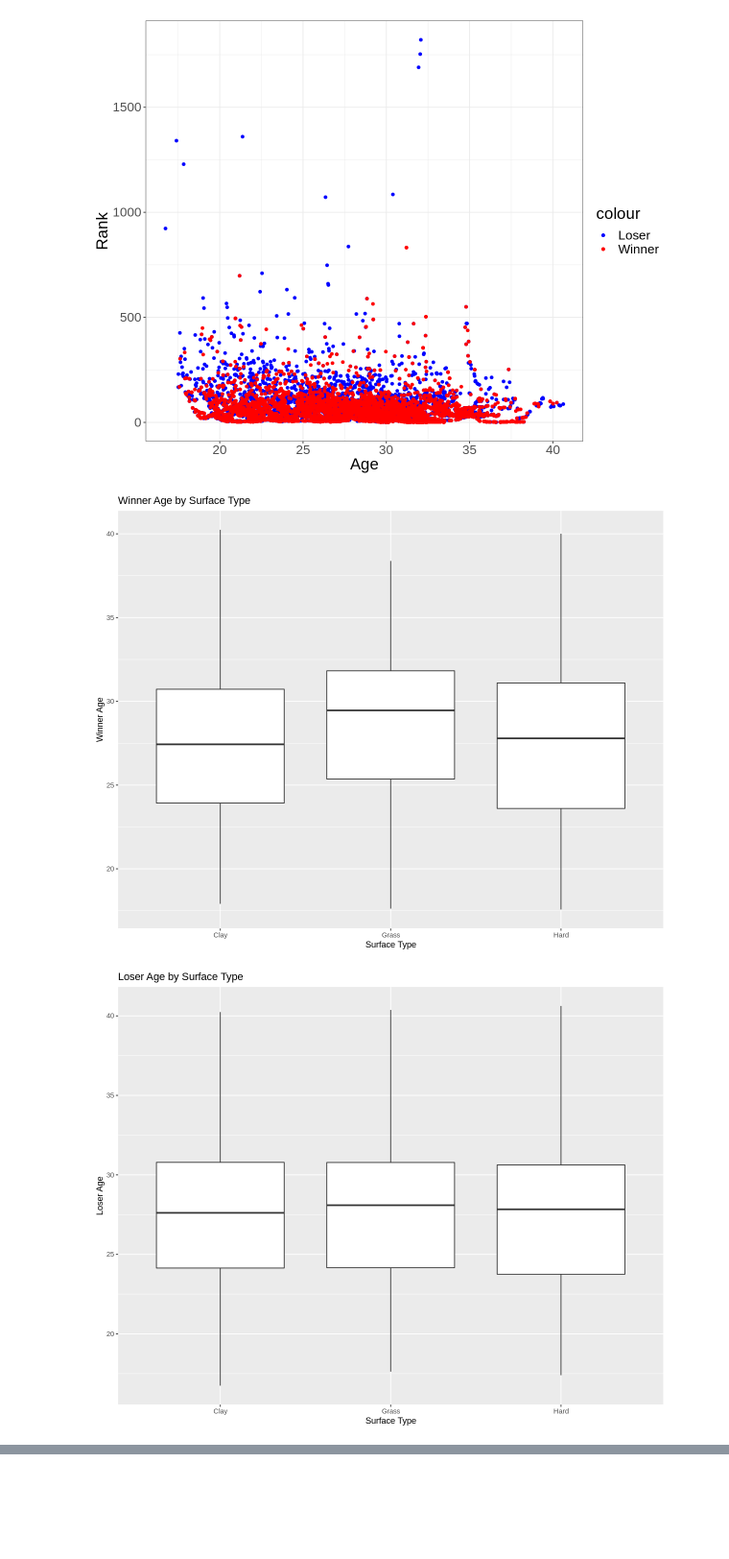
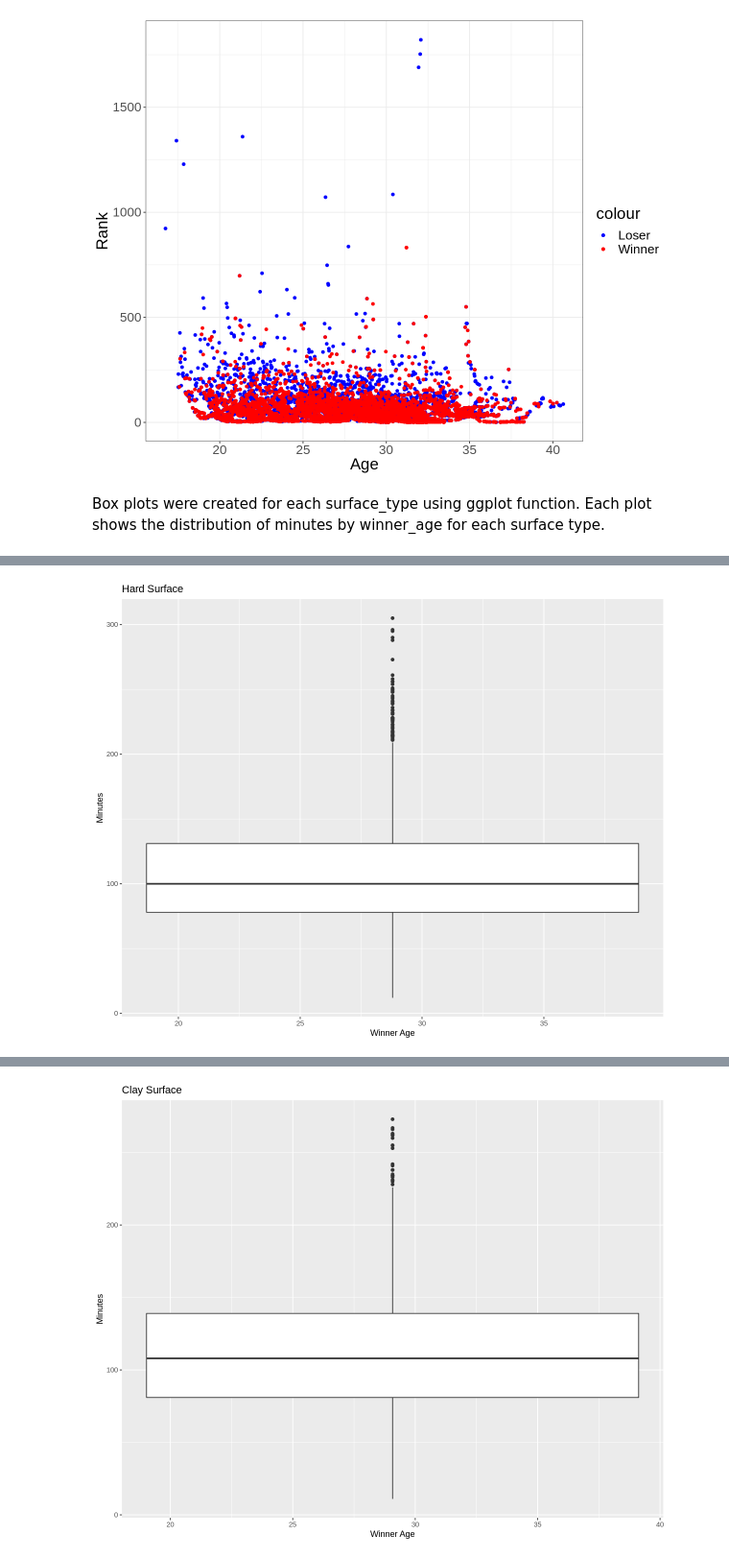
Before and after one commit to hirnas/DSCI100GW, a Jupyter notebook: group project/project code.ipynb, the cells around one changed output, grey strips where cells are left out. Shown: that part at 96% size. Drawn from its saved outputs; the diff is of its cells as text; code cells hidden in the pictures; blank space fills up the shorter version.

```diff
--- a/group project/project code.ipynb
+++ b/group project/project code.ipynb
@@ -103,17 +297,35 @@ ggplot(tennis_train) +
   theme( text = element_text(size = 20))
 # %% [output]
 [figure]
-# %%
-# Create boxplots for winner and loser ages by surface type
-ggplot(tennis_train, aes(x = surface_type, y = winner_age)) +
-  geom_boxplot() +
-  labs(x = "Surface Type", y = "Winner Age") +
-  ggtitle("Winner Age by Surface Type")
-
-ggplot(tennis_train, aes(x = surface_type, y = loser_age)) +
-  geom_boxplot() +
-  labs(x = "Surface Type", y = "Loser Age") +
-  ggtitle("Loser Age by Surface Type")
-# %% [output]
-[figure, removed]
-[figure, removed]
+# %% [markdown]
+Box plots were created for each surface_type using ggplot function. Each plot shows the distribution of minutes by winner_age for each surface type.
+# %%
+set.seed(999)
+# hard surface
+hard_plot <- ggplot(data = filter(tennis_train, surface_type == "Hard"),
+                    aes(x = winner_age, y = minutes)) +
+  geom_boxplot() +
+  labs(title = "Hard Surface",
+       x = "Winner Age",
+       y = "Minutes")
+
+# clay surface
+clay_plot <- ggplot(data = filter(tennis_train, surface_type == "Clay"),
+                    aes(x = winner_age, y = minutes)) +
+  geom_boxplot() +
+  labs(title = "Clay Surface",
+       x = "Winner Age",
+       y = "Minutes")
+
+# grass surface
+grass_plot <- ggplot(data = filter(tennis_train, surface_type == "Grass"),
+                     aes(x = winner_age, y = minutes)) +
+  geom_boxplot() +
+  labs(title = "Grass Surface",
+       x = "Winner Age",
+       y = "Minutes")
+
+hard_plot
+clay_plot
+grass_plot
+# %% [output]
@@ -119,0 +336 @@ ggplot(tennis_train, aes(x = surface_type, y = loser_age)) +
+[figure, added]
@@ -119,0 +339 @@ ggplot(tennis_train, aes(x = surface_type, y = loser_age)) +
+[figure, added]
```
Also changed, not shown: parts of 25 cells of this notebook.
